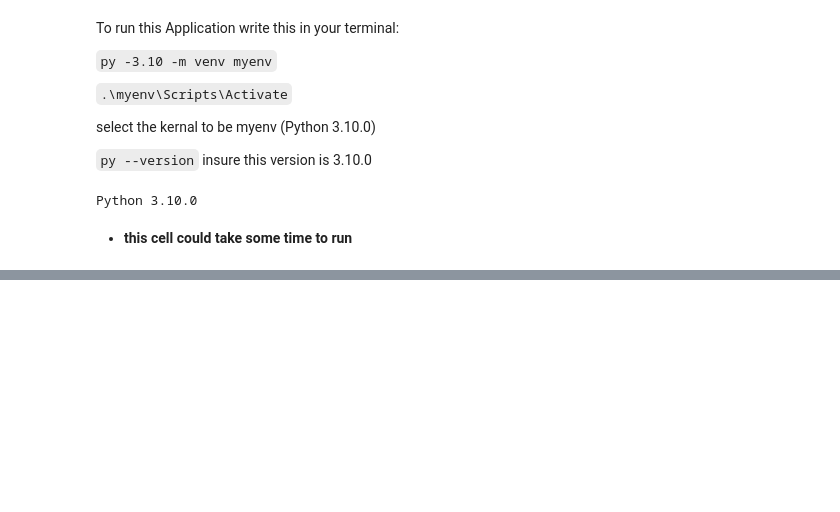
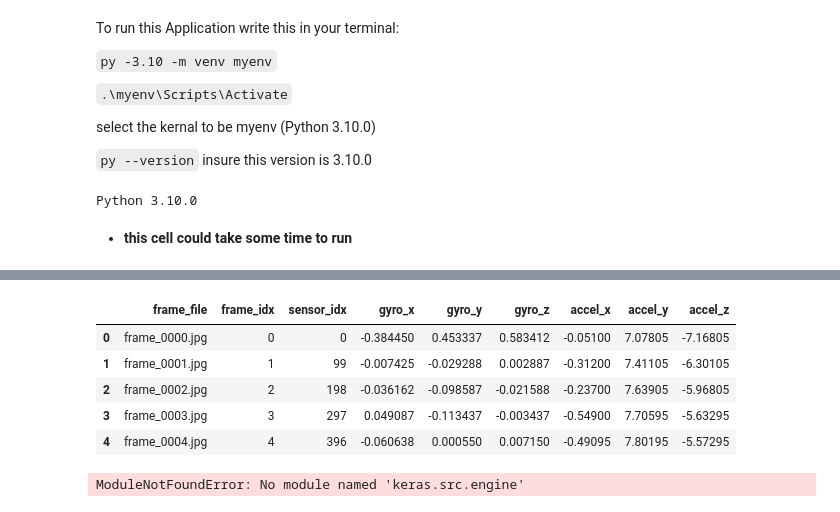
Before and after one commit to obadaDeg/holdwise_pose_estimation, a Jupyter notebook: posture_classifier.ipynb, the cells around one changed output, grey strips where cells are left out. Cells and saved outputs as stored; diff of their text form; code cells hidden in the pictures; blank space fills up the shorter version.

```diff
--- a/posture_classifier.ipynb
+++ b/posture_classifier.ipynb
@@ -307,0 +258,11 @@ Video FPS: 29, Total Frames: 5864
+# %%
+import pandas as pd
+mapped_df = pd.read_csv("extracted_frames/workspace/good_pose/1/frame_sensor_mapping.csv")
+mapped_df.head()
+# %% [output]
+|  | frame_file | frame_idx | sensor_idx | gyro_x | gyro_y | gyro_z | accel_x | accel_y | accel_z |
+| 0 | frame_0000.jpg | 0 | 0 | -0.384450 | 0.453337 | 0.583412 | -0.05100 | 7.07805 | -7.16805 |
+| 1 | frame_0001.jpg | 1 | 99 | -0.007425 | -0.029288 | 0.002887 | -0.31200 | 7.41105 | -6.30105 |
+| 2 | frame_0002.jpg | 2 | 198 | -0.036162 | -0.098587 | -0.021588 | -0.23700 | 7.63905 | -5.96805 |
+| 3 | frame_0003.jpg | 3 | 297 | 0.049087 | -0.113437 | -0.003437 | -0.54900 | 7.70595 | -5.63295 |
+| 4 | frame_0004.jpg | 4 | 396 | -0.060638 | 0.000550 | 0.007150 | -0.49095 | 7.80195 | -5.57295 |
@@ -307,0 +273,44 @@ Video FPS: 29, Total Frames: 5864
+# %%
+import tensorflow_addons as tfa
+# ModuleNotFoundError: No module named 'keras.src.engine'Cell Execution Error
+
+def augment_image(img):
+    """
+    Apply enhanced data augmentation to a single image.
+
+    Args:
+        img (np.ndarray): Input image as a NumPy array.
+
+    Returns:
+        np.ndarray: Augmented image as a NumPy array.
+    """
+    img_tensor = tf.convert_to_tensor(img, dtype=tf.float32)
+
+    # Basic augmentations
+    img_tensor = tf.image.random_flip_left_right(img_tensor)  # Random horizontal flip
+    img_tensor = tf.image.random_flip_up_down(img_tensor)  # Random vertical flip
+    img_tensor = tf.image.random_brightness(img_tensor, max_delta=0.2)  # Random brightness
+    img_tensor = tf.image.random_contrast(img_tensor, lower=0.8, upper=1.2)  # Random contrast
+
+    # Rotation
+    angle = tf.random.uniform([], minval=-15, maxval=15, dtype=tf.float32)  # Random rotation (-15° to +15°)
+    img_tensor = tfa.image.rotate(img_tensor, angles=tf.constant(angle), interpolation='BILINEAR')
+
+    # Shear Transformation
+    img_tensor = tfa.image.shear_x(img_tensor, level=tf.random.uniform([], -0.3, 0.3), replace_value=0)
+    img_tensor = tfa.image.shear_y(img_tensor, level=tf.random.uniform([], -0.3, 0.3), replace_value=0)
+
+    # Scaling and Cropping
+    img_tensor = tf.image.resize_with_crop_or_pad(img_tensor, IMAGE_SIZE[0] + 20, IMAGE_SIZE[1] + 20)  # Add padding
+    img_tensor = tf.image.random_crop(img_tensor, size=(IMAGE_SIZE[0], IMAGE_SIZE[1], 3))  # Random crop
+
+    # Color Adjustments
+    img_tensor = tf.image.random_hue(img_tensor, max_delta=0.05)  # Adjust hue
+    img_tensor = tf.image.random_saturation(img_tensor, lower=0.8, upper=1.2)  # Adjust saturation
+
+    # Clip values to valid range
+    img_tensor = tf.clip_by_value(img_tensor, 0.0, 1.0)  # Clip values between 0 and 1 (normalized range)
+
+    return img_tensor.numpy()
+# %% [output]
+ModuleNotFoundError: No module named 'keras.src.engine'
```
Also changed, not shown: parts of 13 cells of this notebook.
